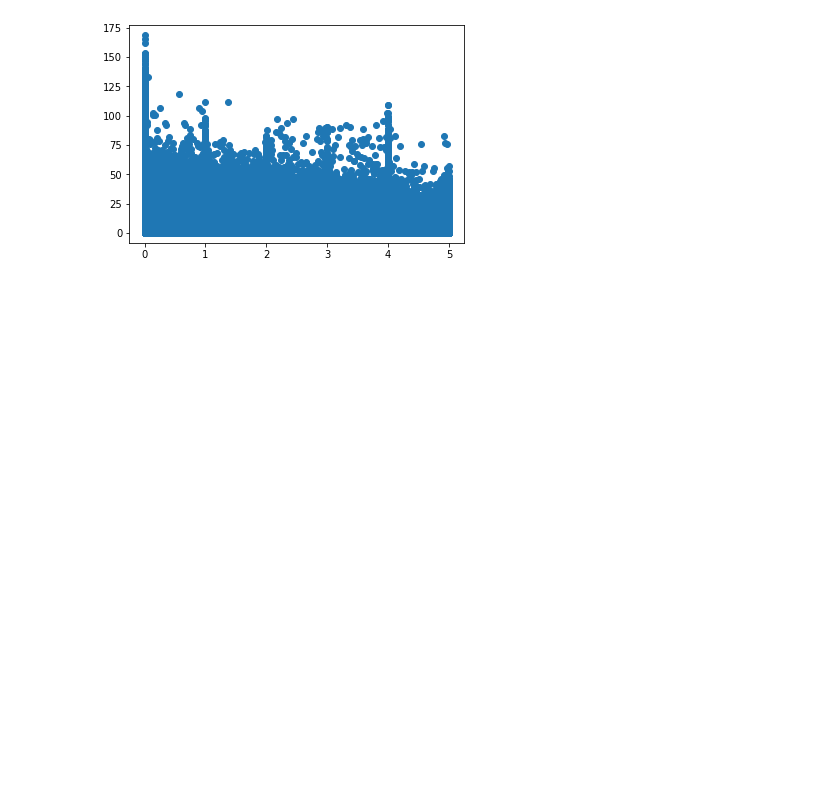
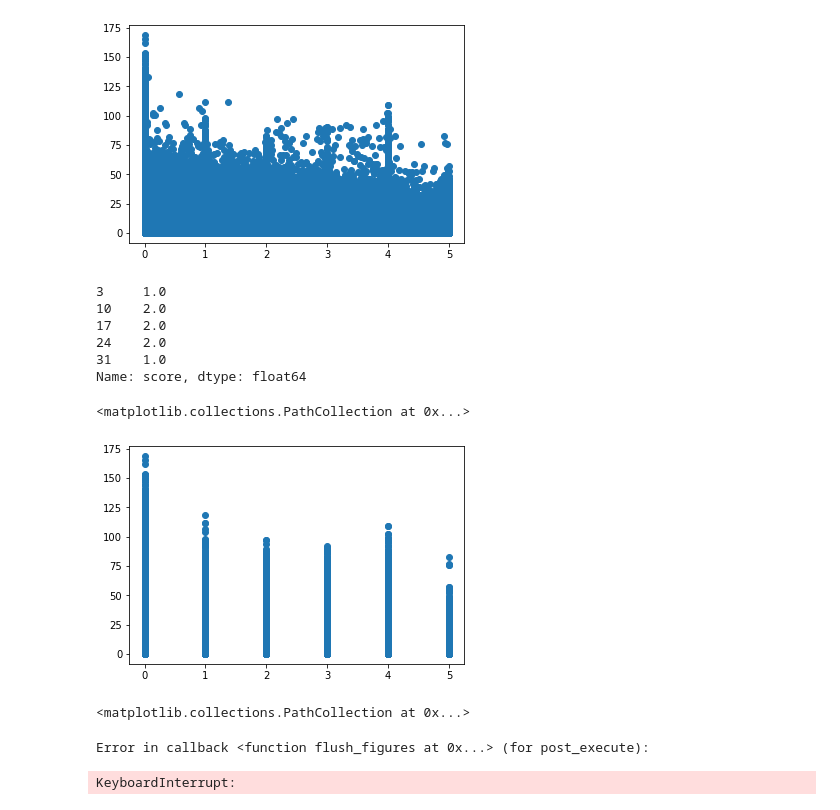
Before and after one commit to vinayakSharm/MLDrought, a Jupyter notebook: Vinayak_starter.ipynb, the cells around one changed output. Cells and saved outputs as stored; diff of their text form; code cells hidden in the pictures; blank space fills up the shorter version.

```diff
--- a/Vinayak_starter.ipynb
+++ b/Vinayak_starter.ipynb
@@ -17,4 +17,4 @@ dfValid.head()
 | 4 | 1001 | 2017-01-05 | 0.01 | 99.89 | 4.54 | 5.91 | 2.20 | 2.22 | 13.07 | -0.18 | ... | ... |
 5 rows × 21 columns
 # %%
-dfTest.dropna()
+dfTest = dfTest.dropna()
@@ -38,3 +24,25 @@ plt.scatter(dfTest['score'], dfTest['PRECTOT'])
 plt.show()
 # %% [output]
 [figure]
+# %%
+rounded = dfTest['score'].round(decimals=0)
+# %%
+rounded.head()
+# %% [output]
+3     1.0
+10    2.0
+17    2.0
+24    2.0
+31    1.0
+Name: score, dtype: float64
+# %%
+plt.scatter(rounded, dfTest['PRECTOT'])
+# %% [output]
+<matplotlib.collections.PathCollection at 0x...>
+[figure, added]
+# %%
+plt.scatter(dfTest['PRECTOT'], rounded, dfTest['WS10M_MAX'])
+# %% [output]
+<matplotlib.collections.PathCollection at 0x...>
+Error in callback <function flush_figures at 0x...> (for post_execute):
+KeyboardInterrupt:
```
Also changed, not shown: parts of 2 cells of this notebook.
